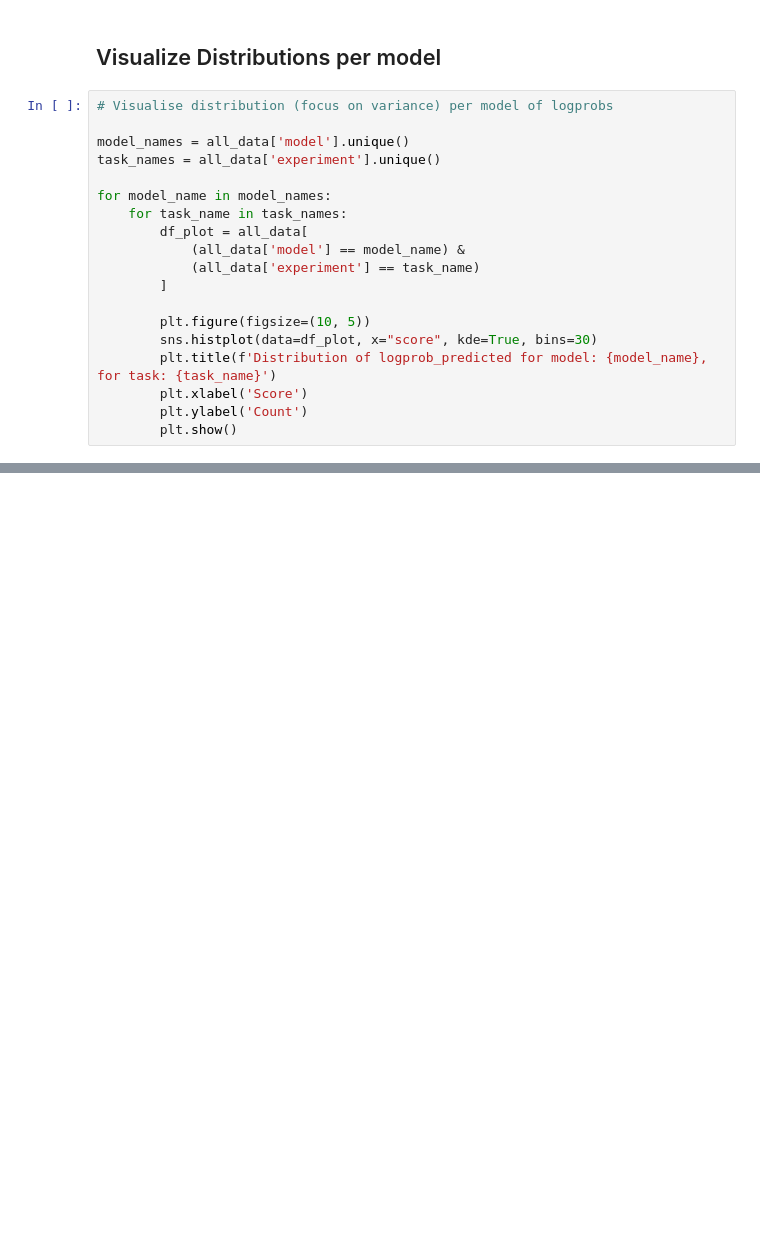
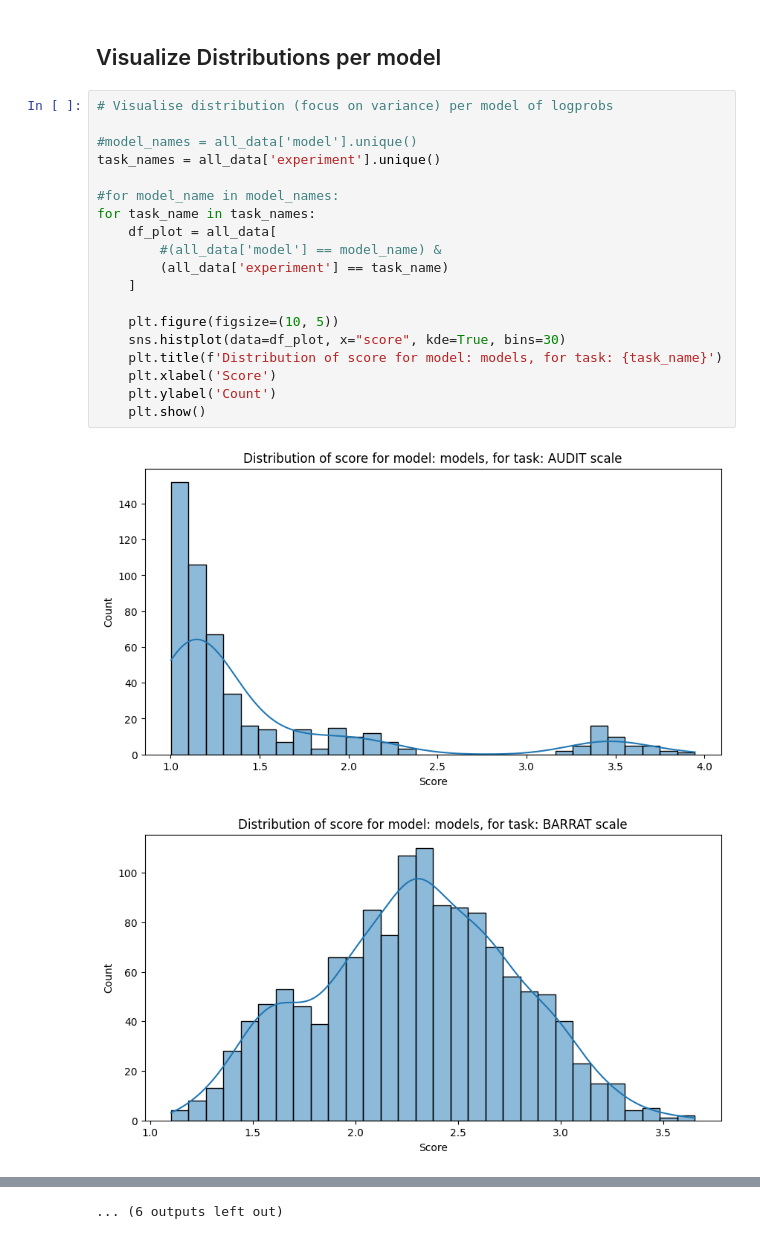
Before and after one commit to jelenameyer/GenInLLM, a Jupyter notebook: data_analysis/reliability_analysis.ipynb, the cells around one changed output, grey strips where cells are left out. Cells and saved outputs as stored; diff of their text form; blank space fills up the shorter version.

```diff
--- a/data_analysis/reliability_analysis.ipynb
+++ b/data_analysis/reliability_analysis.ipynb
@@ -178,19 +157,22 @@ display(alpha_df)
 # %%
 # Visualise distribution (focus on variance) per model of logprobs
 
-model_names = all_data['model'].unique()
+#model_names = all_data['model'].unique()
 task_names = all_data['experiment'].unique()
 
-for model_name in model_names:
-    for task_name in task_names:
-        df_plot = all_data[
-            (all_data['model'] == model_name) &
-            (all_data['experiment'] == task_name)
-        ]
+#for model_name in model_names:
+for task_name in task_names:
+    df_plot = all_data[
+        #(all_data['model'] == model_name) &
+        (all_data['experiment'] == task_name)
+    ]
 
-        plt.figure(figsize=(10, 5))
-        sns.histplot(data=df_plot, x="score", kde=True, bins=30)
-        plt.title(f'Distribution of logprob_predicted for model: {model_name}, for task: {task_name}')
-        plt.xlabel('Score')
-        plt.ylabel('Count')
-        plt.show()
+    plt.figure(figsize=(10, 5))
+    sns.histplot(data=df_plot, x="score", kde=True, bins=30)
+    plt.title(f'Distribution of score for model: models, for task: {task_name}')
+    plt.xlabel('Score')
+    plt.ylabel('Count')
+    plt.show()
+# %% [output]
+[figure, added]
+[figure, added]
@@ -196,0 +189 @@ for model_name in model_names:
+... (6 outputs left out)
```
Also changed, not shown: parts of 5 cells of this notebook.
